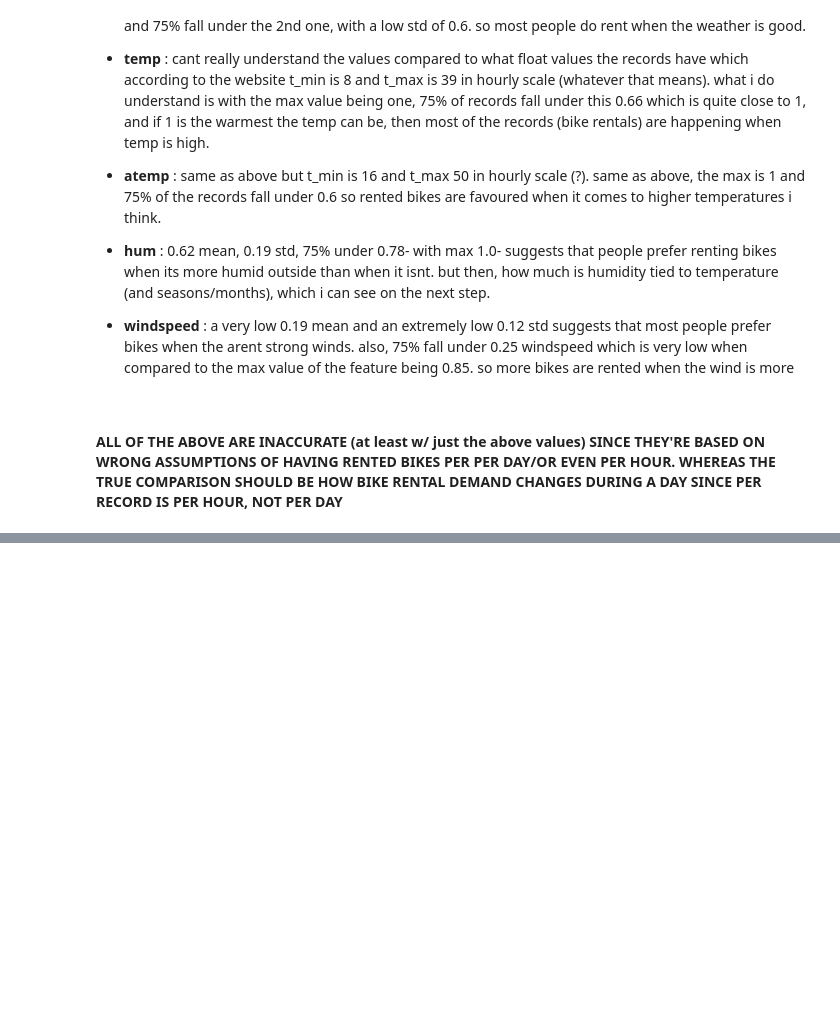
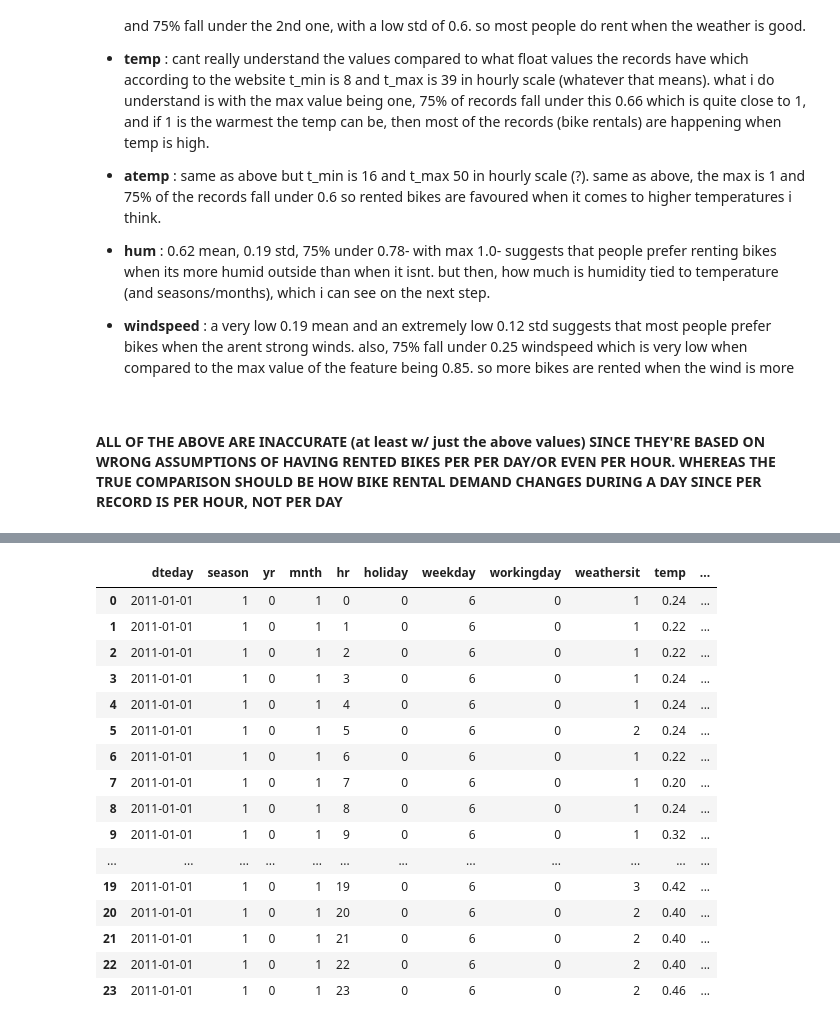
Before and after one commit to GregJackalis/bike-rental-demand-predictor, a Jupyter notebook: notebooks/prediction.ipynb, the cells around one changed output, grey strips where cells are left out. Drawn from its saved outputs; the diff is of its cells as text; code cells hidden in the pictures; blank space fills up the shorter version.

```diff
--- a/notebooks/prediction.ipynb
+++ b/notebooks/prediction.ipynb
@@ -134,3 +134,5 @@ display(X.describe().T)
                   winds. also, 75% fall under 0.25 windspeed which is very low when compared to the max value of the feature being 0.85. so more bikes are rented when the wind is more
 # %% [markdown]
 #### ALL OF THE ABOVE ARE INACCURATE (at least w/ just the above values) SINCE THEY'RE BASED ON WRONG ASSUMPTIONS OF HAVING RENTED BIKES PER PER DAY/OR EVEN PER HOUR. WHEREAS THE TRUE COMPARISON SHOULD BE HOW BIKE RENTAL DEMAND CHANGES DURING A DAY SINCE PER RECORD IS PER HOUR, NOT PER DAY
+# %%
+df = X.join(y)
@@ -136,0 +168,20 @@ display(X.describe().T)
+# %%
+df.head(24)
+# %% [output]
+|  | dteday | season | yr | mnth | hr | holiday | weekday | workingday | weathersit | temp | ... |
+| 0 | 2011-01-01 | 1 | 0 | 1 | 0 | 0 | 6 | 0 | 1 | 0.24 | ... |
+| 1 | 2011-01-01 | 1 | 0 | 1 | 1 | 0 | 6 | 0 | 1 | 0.22 | ... |
+| 2 | 2011-01-01 | 1 | 0 | 1 | 2 | 0 | 6 | 0 | 1 | 0.22 | ... |
+| 3 | 2011-01-01 | 1 | 0 | 1 | 3 | 0 | 6 | 0 | 1 | 0.24 | ... |
+| 4 | 2011-01-01 | 1 | 0 | 1 | 4 | 0 | 6 | 0 | 1 | 0.24 | ... |
+| 5 | 2011-01-01 | 1 | 0 | 1 | 5 | 0 | 6 | 0 | 2 | 0.24 | ... |
+| 6 | 2011-01-01 | 1 | 0 | 1 | 6 | 0 | 6 | 0 | 1 | 0.22 | ... |
+| 7 | 2011-01-01 | 1 | 0 | 1 | 7 | 0 | 6 | 0 | 1 | 0.20 | ... |
+| 8 | 2011-01-01 | 1 | 0 | 1 | 8 | 0 | 6 | 0 | 1 | 0.24 | ... |
+| 9 | 2011-01-01 | 1 | 0 | 1 | 9 | 0 | 6 | 0 | 1 | 0.32 | ... |
+| ... | ... | ... | ... | ... | ... | ... | ... | ... | ... | ... | ... |
+| 19 | 2011-01-01 | 1 | 0 | 1 | 19 | 0 | 6 | 0 | 3 | 0.42 | ... |
+| 20 | 2011-01-01 | 1 | 0 | 1 | 20 | 0 | 6 | 0 | 2 | 0.40 | ... |
+| 21 | 2011-01-01 | 1 | 0 | 1 | 21 | 0 | 6 | 0 | 2 | 0.40 | ... |
+| 22 | 2011-01-01 | 1 | 0 | 1 | 22 | 0 | 6 | 0 | 2 | 0.40 | ... |
+| 23 | 2011-01-01 | 1 | 0 | 1 | 23 | 0 | 6 | 0 | 2 | 0.46 | ... |
```
Also changed, not shown: parts of 6 cells of this notebook.
